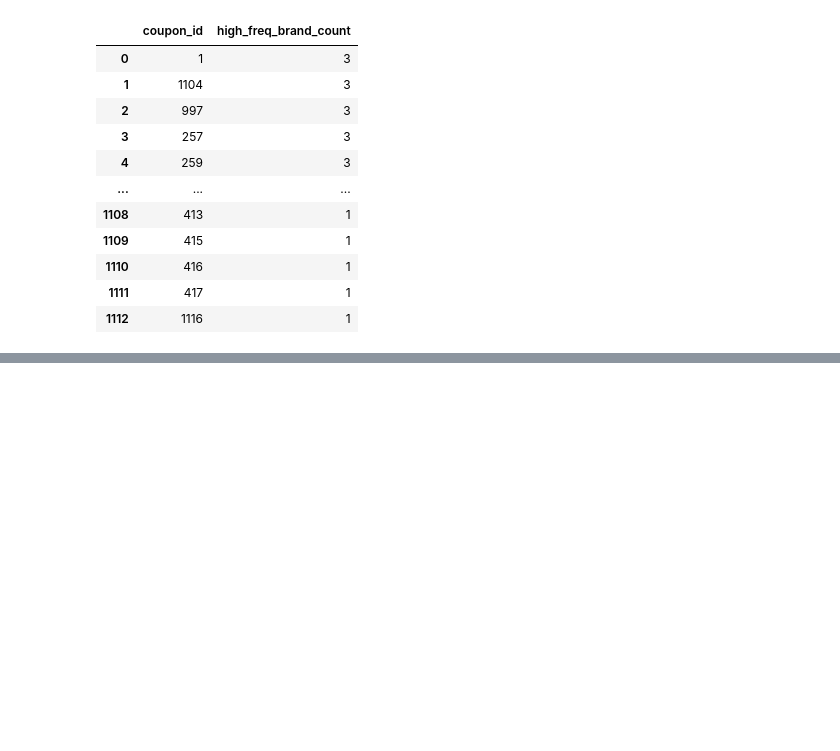
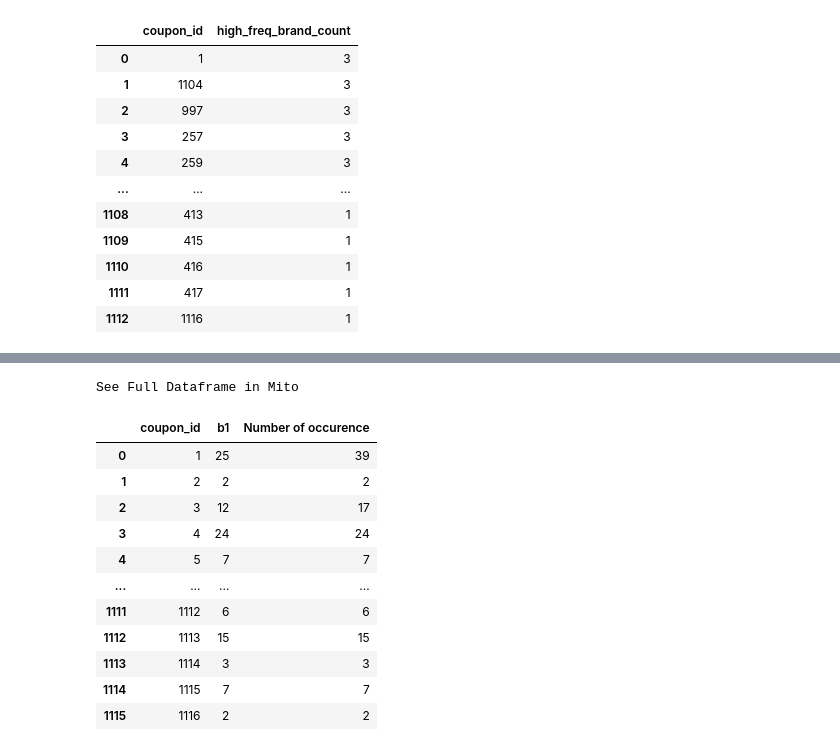
Before and after one commit to ArunavRajkhowa/Python-Notebooks-Problem-Solving, a Jupyter notebook: Datahandling_problems.ipynb, the cells around one changed output, grey strips where cells are left out. Saved outputs shown, nothing was run; the diff lists cells and outputs as text; code cells hidden in the pictures; blank space fills up the shorter version.

```diff
--- a/Datahandling_problems.ipynb
+++ b/Datahandling_problems.ipynb
@@ -530,0 +551,7 @@ See Full Dataframe in Mito
+# %%
+temp=pd.DataFrame(df.groupby(['coupon_id'])['brand'].value_counts())
+temp.columns=['brand_count']
+temp.reset_index(inplace=True)
+temp=pd.merge(temp,coupon_features[['coupon_id','Number of occurence']],
+             on=['coupon_id'],how='left')
+temp
@@ -530,0 +572,19 @@ See Full Dataframe in Mito
+# %%
+temp1=temp.groupby(['coupon_id']).nth(0).reset_index()
+temp1=temp1[['coupon_id','brand_count','Number of occurence']]
+temp1.rename(columns={'brand_count':'b1'},inplace=True)
+temp1
+# %% [output]
+See Full Dataframe in Mito
+|  | coupon_id | b1 | Number of occurence |
+| 0 | 1 | 25 | 39 |
+| 1 | 2 | 2 | 2 |
+| 2 | 3 | 12 | 17 |
+| 3 | 4 | 24 | 24 |
+| 4 | 5 | 7 | 7 |
+| ... | ... | ... | ... |
+| 1111 | 1112 | 6 | 6 |
+| 1112 | 1113 | 15 | 15 |
+| 1113 | 1114 | 3 | 3 |
+| 1114 | 1115 | 7 | 7 |
+| 1115 | 1116 | 2 | 2 |
```
Also changed, not shown: parts of 12 cells of this notebook, 2 other files.
